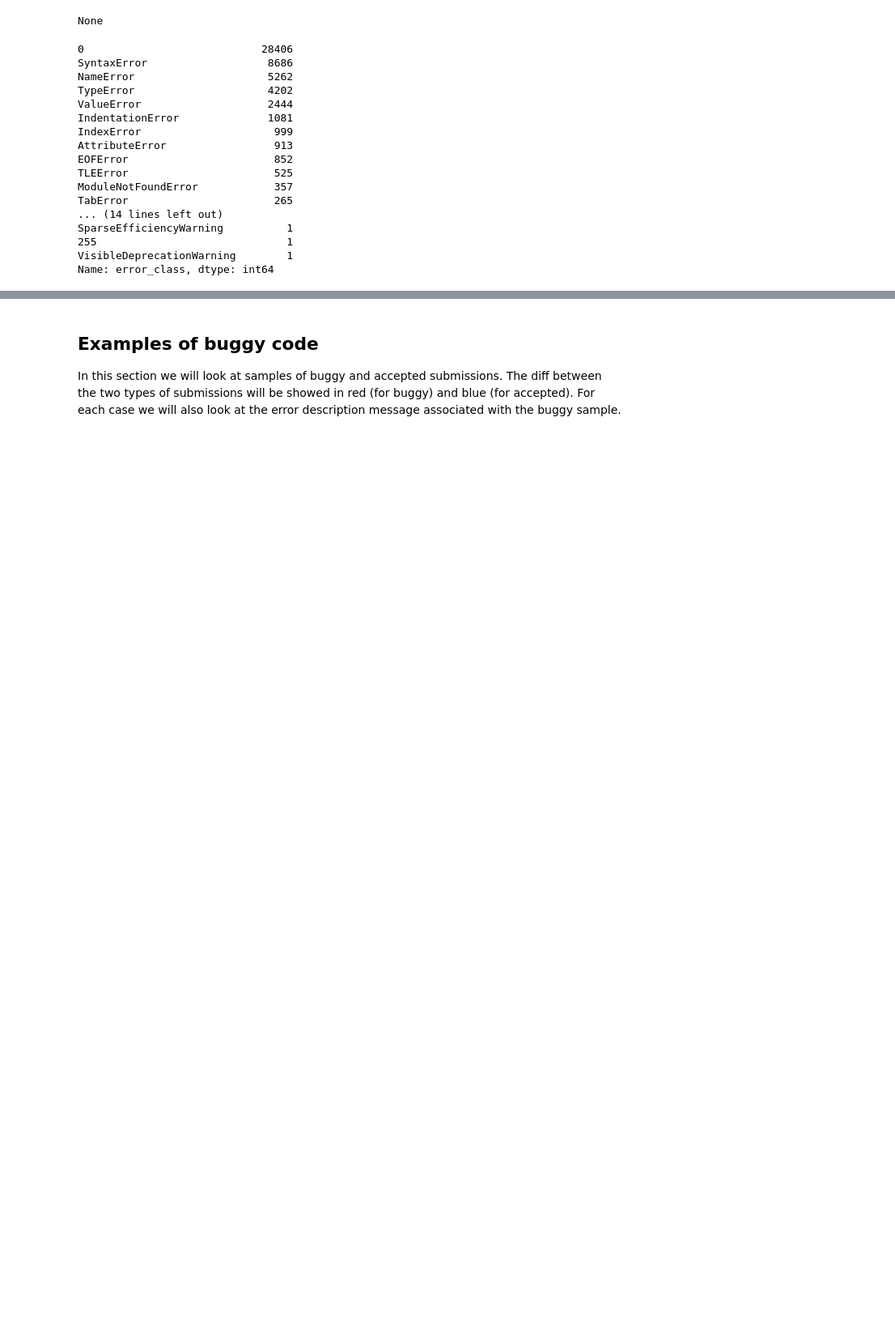
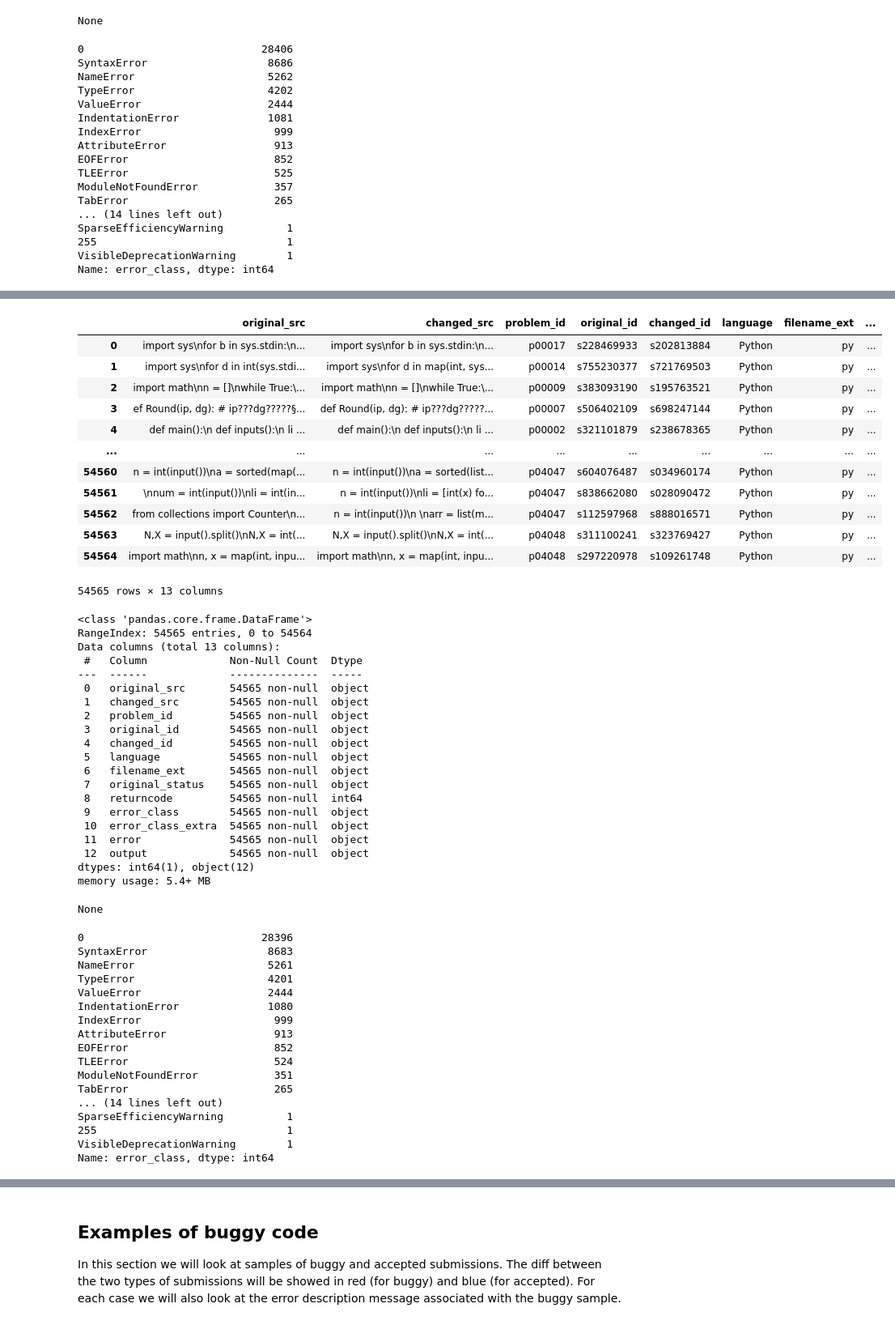
Before and after one commit to alexjercan/bug-detection, a Jupyter notebook: notebooks/codenetpy-eda.ipynb, the cells around one changed output, grey strips where cells are left out. Shown at 81% size. Cells and saved outputs as stored; diff of their text form; code cells hidden in the pictures; blank space fills up the shorter version.

```diff
--- a/notebooks/codenetpy-eda.ipynb
+++ b/notebooks/codenetpy-eda.ipynb
@@ -200,0 +232,62 @@ Name: error_class, dtype: int64
+# %%
+with open(filter_codenetpy_path, 'r') as f:
+    data = json.load(f)
+
+filter_codenetpy_df = pd.DataFrame(data)
+
+display(filter_codenetpy_df)
+display(filter_codenetpy_df.info())
+
+filter_codenetpy_df['error_class'].value_counts()
+# %% [output]
+|  | original_src | changed_src | problem_id | original_id | changed_id | language | filename_ext | ... |
+| 0 | import sys\nfor b in sys.stdin:\n... | import sys\nfor b in sys.stdin:\n... | p00017 | s228469933 | s202813884 | Python | py | ... |
+| 1 | import sys\nfor d in int(sys.stdi... | import sys\nfor d in map(int, sys... | p00014 | s755230377 | s721769503 | Python | py | ... |
+| 2 | import math\nn = []\nwhile True:\... | import math\nn = []\nwhile True:\... | p00009 | s383093190 | s195763521 | Python | py | ... |
+| 3 | ef Round(ip, dg): # ip???dg?????§... | def Round(ip, dg): # ip???dg?????... | p00007 | s506402109 | s698247144 | Python | py | ... |
+| 4 | def main():\n def inputs():\n li ... | def main():\n def inputs():\n li ... | p00002 | s321101879 | s238678365 | Python | py | ... |
+| ... | ... | ... | ... | ... | ... | ... | ... | ... |
+| 54560 | n = int(input())\na = sorted(map(... | n = int(input())\na = sorted(list... | p04047 | s604076487 | s034960174 | Python | py | ... |
+| 54561 | \nnum = int(input())\nli = int(in... | n = int(input())\nli = [int(x) fo... | p04047 | s838662080 | s028090472 | Python | py | ... |
+| 54562 | from collections import Counter\n... | n = int(input())\n \narr = list(m... | p04047 | s112597968 | s888016571 | Python | py | ... |
+| 54563 | N,X = input().split()\nN,X = int(... | N,X = input().split()\nN,X = int(... | p04048 | s311100241 | s323769427 | Python | py | ... |
+| 54564 | import math\nn, x = map(int, inpu... | import math\nn, x = map(int, inpu... | p04048 | s297220978 | s109261748 | Python | py | ... |
+54565 rows × 13 columns
+<class 'pandas.core.frame.DataFrame'>
+RangeIndex: 54565 entries, 0 to 54564
+Data columns (total 13 columns):
+ #   Column             Non-Null Count  Dtype
+---  ------             --------------  -----
+ 0   original_src       54565 non-null  object
+ 1   changed_src        54565 non-null  object
+ 2   problem_id         54565 non-null  object
+ 3   original_id        54565 non-null  object
+ 4   changed_id         54565 non-null  object
+ 5   language           54565 non-null  object
+ 6   filename_ext       54565 non-null  object
+ 7   original_status    54565 non-null  object
+ 8   returncode         54565 non-null  int64
+ 9   error_class        54565 non-null  object
+ 10  error_class_extra  54565 non-null  object
+ 11  error              54565 non-null  object
+ 12  output             54565 non-null  object
+dtypes: int64(1), object(12)
+memory usage: 5.4+ MB
+None
+0                            28396
+SyntaxError                   8683
+NameError                     5261
+TypeError                     4201
+ValueError                    2444
+IndentationError              1080
+IndexError                     999
+AttributeError                 913
+EOFError                       852
+TLEError                       524
+ModuleNotFoundError            351
+TabError                       265
+... (14 lines left out)
+SparseEfficiencyWarning          1
+255                              1
+VisibleDeprecationWarning        1
+Name: error_class, dtype: int64
```
Also changed, not shown: parts of 9 cells of this notebook, 2 other files.
